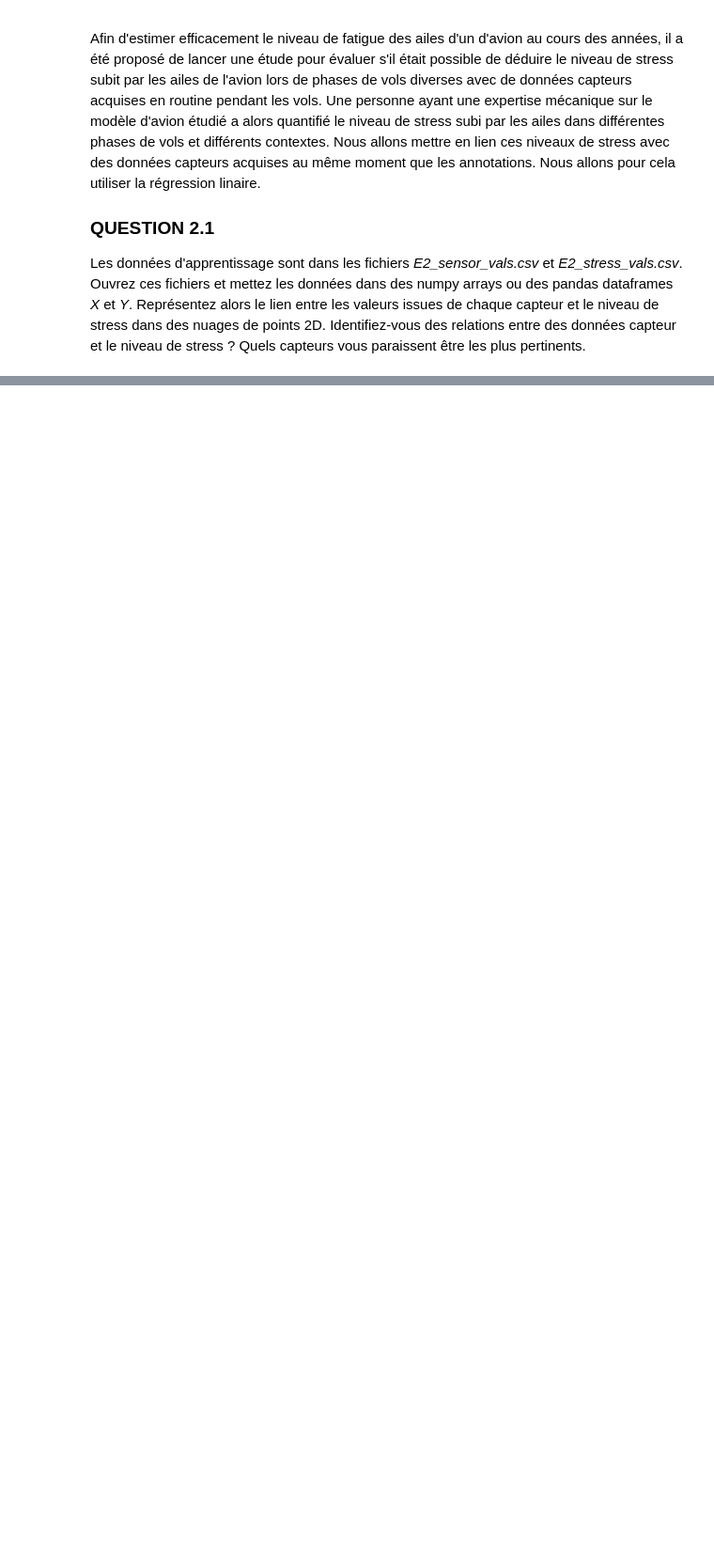
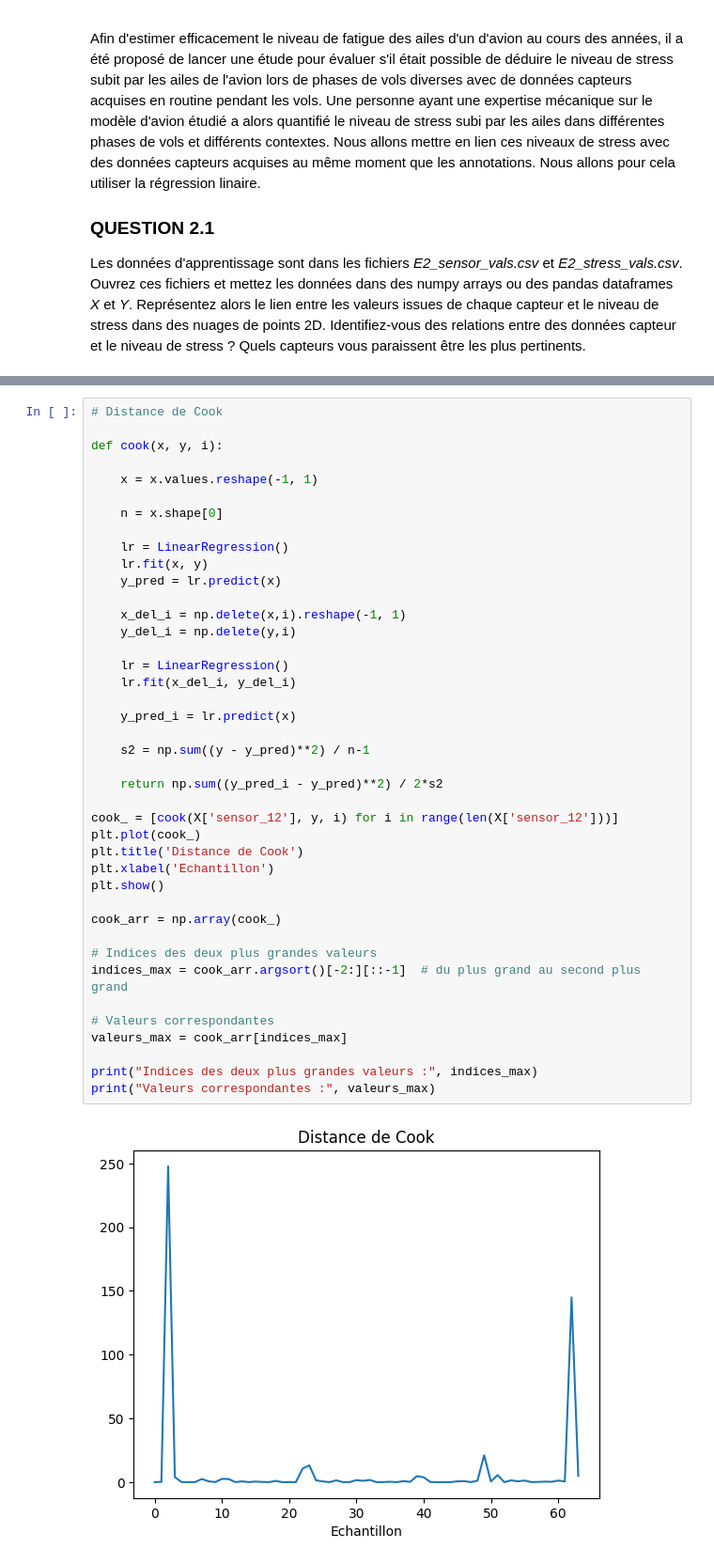
Before and after one commit to Tmqng/stat-ml, a Jupyter notebook: TPs/BE_statML_2025/BE_StatML_2025.ipynb, the cells around one changed output, grey strips where cells are left out. Shown: that part at 94% size. Cells and saved outputs as stored; diff of their text form; blank space fills up the shorter version.

```diff
--- a/TPs/BE_statML_2025/BE_StatML_2025.ipynb
+++ b/TPs/BE_statML_2025/BE_StatML_2025.ipynb
@@ -335,0 +506,43 @@ On s'intéresse maintenant au lien entre la variable *sensor_12* et le niveau de
+# %%
+# Distance de Cook
+
+def cook(x, y, i):
+
+    x = x.values.reshape(-1, 1)
+
+    n = x.shape[0]
+
+    lr = LinearRegression()
+    lr.fit(x, y)
+    y_pred = lr.predict(x)
+
+    x_del_i = np.delete(x,i).reshape(-1, 1)
+    y_del_i = np.delete(y,i)
+
+    lr = LinearRegression()
+    lr.fit(x_del_i, y_del_i)
+
+    y_pred_i = lr.predict(x)
+
+    s2 = np.sum((y - y_pred)**2) / n-1
+
+    return np.sum((y_pred_i - y_pred)**2) / 2*s2
+
+cook_ = [cook(X['sensor_12'], y, i) for i in range(len(X['sensor_12']))]
+plt.plot(cook_)
+plt.title('Distance de Cook')
+plt.xlabel('Echantillon')
+plt.show()
+
+cook_arr = np.array(cook_)
+
+# Indices des deux plus grandes valeurs
+indices_max = cook_arr.argsort()[-2:][::-1]  # du plus grand au second plus grand
+
+# Valeurs correspondantes
+valeurs_max = cook_arr[indices_max]
+
+print("Indices des deux plus grandes valeurs :", indices_max)
+print("Valeurs correspondantes :", valeurs_max)
+# %% [output]
+[figure, added]
```
Also changed, not shown: parts of 62 cells of this notebook.
